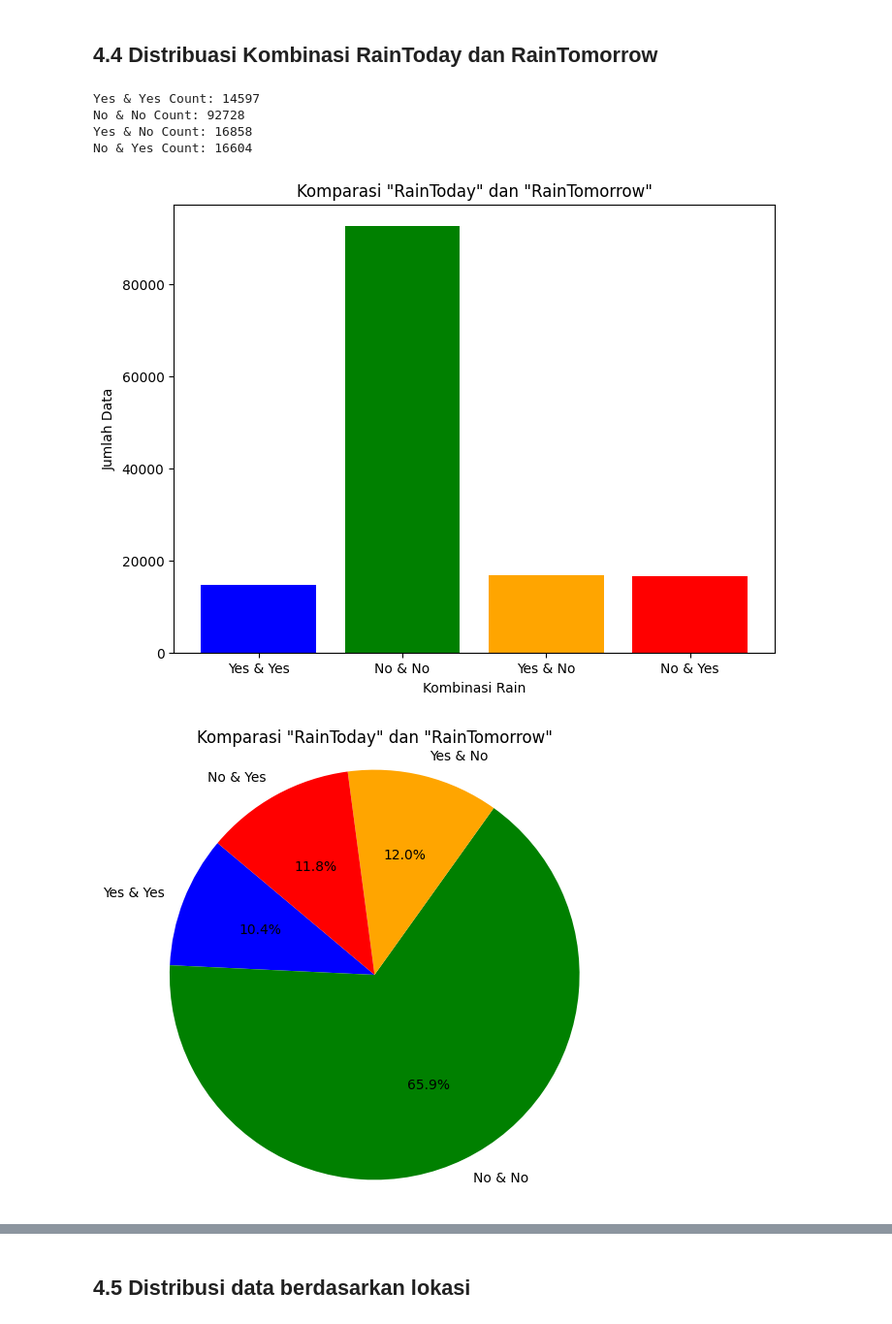
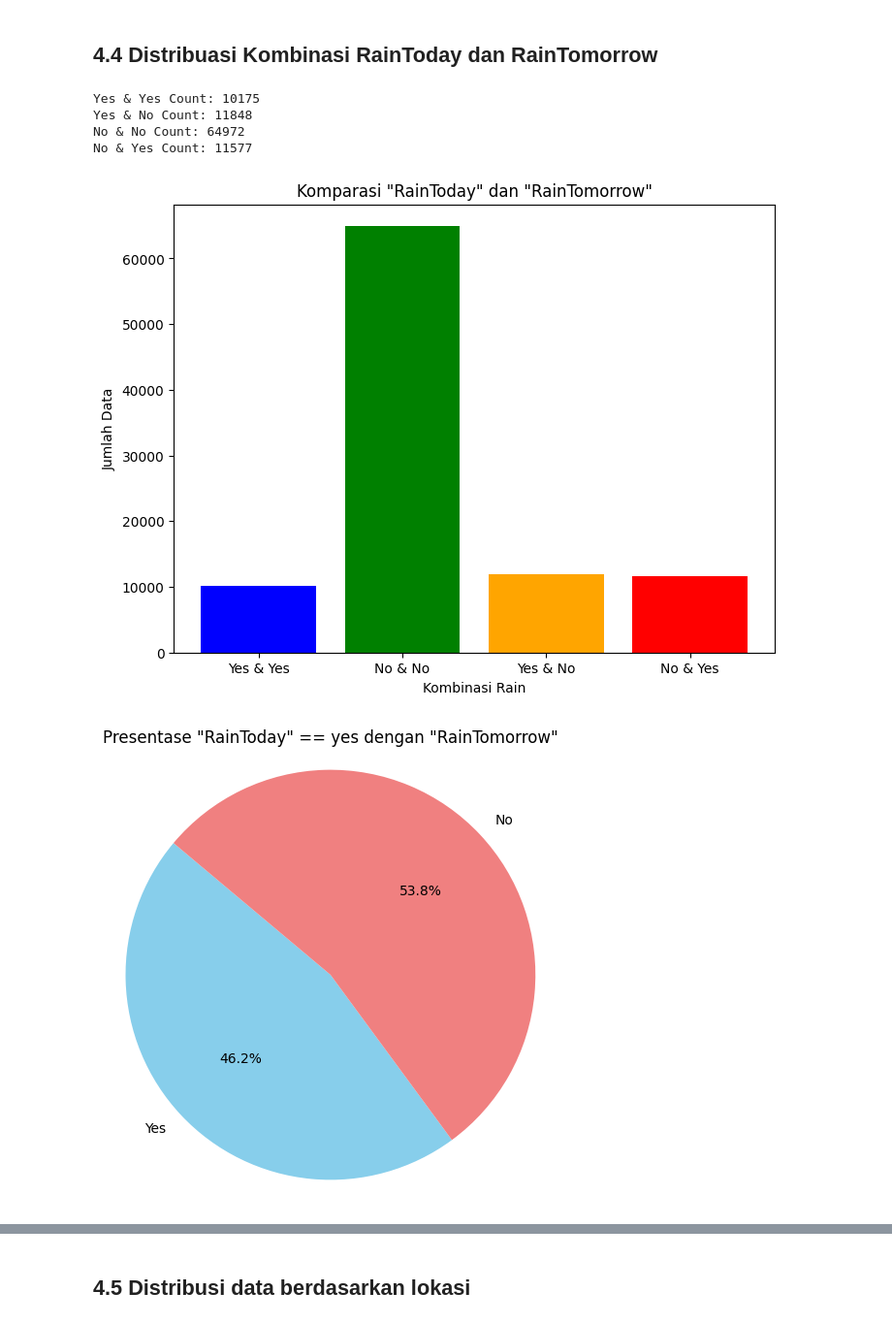
Before and after one commit to andharsm/Hacktiv8_x_KampusMerdeka_Batch5, a Jupyter notebook: Final Project/PYTN_KampusMerdeka_fp2_Andhar_Siraj_Munir.ipynb, the cells around one changed output, grey strips where cells are left out. Shown at 97% size. Drawn from its saved outputs; the diff is of its cells as text; code cells hidden in the pictures.

```diff
--- a/Final Project/PYTN_KampusMerdeka_fp2_Andhar_Siraj_Munir.ipynb
+++ b/Final Project/PYTN_KampusMerdeka_fp2_Andhar_Siraj_Munir.ipynb
@@ -82,0 +88,7 @@ data
+# %%
+# split fitur target yaitu raintomorrow
+data_feat = data.drop(['RainTomorrow'], axis=1)
+data_target = data['RainTomorrow']
+
+print(data_feat.head(2))
+print(data_target.head(2))
@@ -82,0 +116,5 @@ data
+# %%
+# test_size = 0.30 artinya data testing 30% dan data training 70%
+# random_state = 1 digunakan untuk menspesifikasikan random seed pada saat pembagian data training dan data testing
+
+X_train, X_test, y_train, y_test = train_test_split(data_feat, data_target, test_size = 0.3, random_state = 42)
@@ -84,5 +133,8 @@ data
 # 4. Eksplorasi Data Analisis
 # %% [markdown]
 ## 4.1 Informasi Data
+# %%
+df_train = pd.concat([X_train, y_train], axis=1)
+df_test = pd.concat([X_test, y_test], axis=1)
 # %% [markdown]
 Menampilkan 5 data teratas
@@ -351,27 +402,27 @@ Dari hasil penghitungan nilai counts pada kolom "RainToday" dalam DataFrame "df"
 ## 4.4 Distribuasi Kombinasi RainToday dan RainTomorrow
 # %%
 # Memeriksa kondisi "Yes" dan "Yes"
-yes_yes_count = df[(df['RainToday'] == 'Yes') & (df['RainTomorrow'] == 'Yes')].shape[0]
+yes_yes_count = df_train[(df_train['RainToday'] == 'Yes') & (df_train['RainTomorrow'] == 'Yes')].shape[0]
+
+# Memeriksa kondisi "Yes" dan "No"
+yes_no_count = df_train[(df_train['RainToday'] == 'Yes') & (df_train['RainTomorrow'] == 'No')].shape[0]
 
 # Memeriksa kondisi "No" dan "No"
-no_no_count = df[(df['RainToday'] == 'No') & (df['RainTomorrow'] == 'No')].shape[0]
-
-# Memeriksa kondisi "Yes" dan "No"
-yes_no_count = df[(df['RainToday'] == 'Yes') & (df['RainTomorrow'] == 'No')].shape[0]
+no_no_count = df_train[(df_train['RainToday'] == 'No') & (df_train['RainTomorrow'] == 'No')].shape[0]
 
 # Memeriksa kondisi "No" dan "Yes"
-no_yes_count = df[(df['RainToday'] == 'No') & (df['RainTomorrow'] == 'Yes')].shape[0]
+no_yes_count = df_train[(df_train['RainToday'] == 'No') & (df_train['RainTomorrow'] == 'Yes')].shape[0]
 
 # Menampilkan jumlah data dalam setiap kondisi
 print("Yes & Yes Count:", yes_yes_count)
+print("Yes & No Count:", yes_no_count)
 print("No & No Count:", no_no_count)
-print("Yes & No Count:", yes_no_count)
 print("No & Yes Count:", no_yes_count)
 # %% [output]
-Yes & Yes Count: 14597
-No & No Count: 92728
-Yes & No Count: 16858
-No & Yes Count: 16604
+Yes & Yes Count: 10175
+Yes & No Count: 11848
+No & No Count: 64972
+No & Yes Count: 11577
 # %%
 # Membuat bar chart
 labels = ['Yes & Yes', 'No & No', 'Yes & No', 'No & Yes']
@@ -388,22 +439,22 @@ plt.ylabel('Jumlah Data')
 # Menampilkan plot
 plt.show()
 # %% [output]
-[figure, old version]
+[figure, new version]
 # %%
 # Data untuk pie chart
-labels = ['Yes & Yes', 'No & No', 'Yes & No', 'No & Yes']
-sizes = [yes_yes_count, no_no_count, yes_no_count, no_yes_count]
-colors = ['blue', 'green', 'orange', 'red']
+labels = ['Yes', 'No']
+sizes = [yes_yes_count, yes_no_count]
+colors = ['skyblue', 'lightcoral']
 
 # Membuat pie chart
 plt.figure(figsize=(6, 6))
 plt.pie(sizes, labels=labels, colors=colors, autopct='%1.1f%%', startangle=140)
 
 # Menambahkan judul
-plt.title('Komparasi "RainToday" dan "RainTomorrow"')
+plt.title('Presentase "RainToday" == yes dengan "RainTomorrow"')
 
 # Menampilkan plot
 plt.axis('equal')
 plt.show()
 # %% [output]
-[figure, old version]
+[figure, new version]
```
Also changed, not shown: parts of 95 cells of this notebook, 1 other file.
